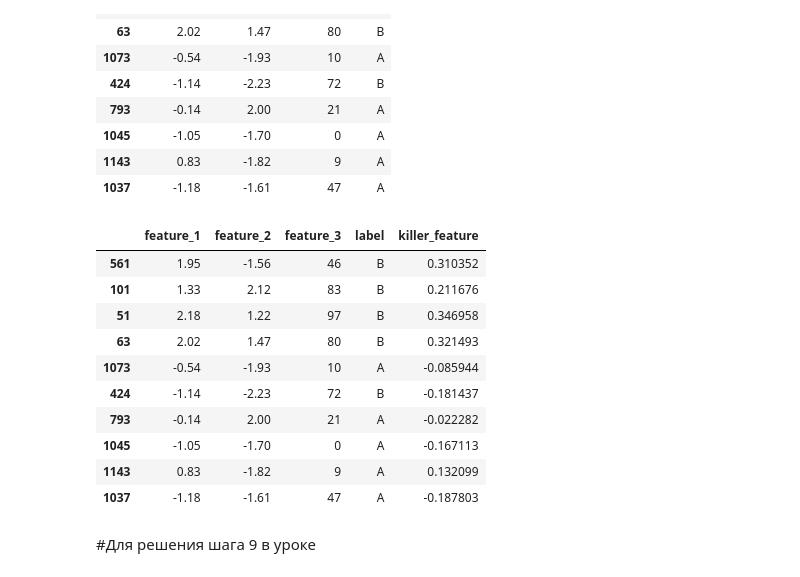
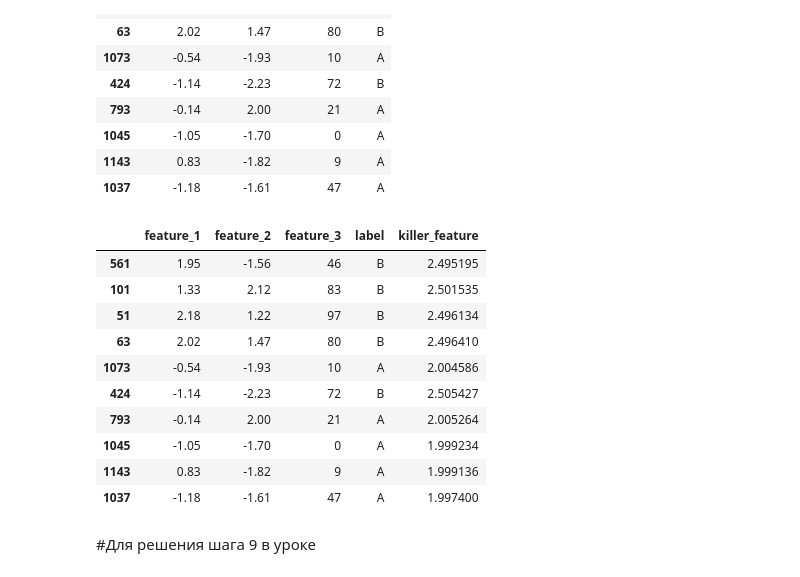
Before and after one commit to Pong2605/ml-competitions-course, a Jupyter notebook: notebooks/3_2_Tasks.ipynb, the cells around one changed output. Saved outputs shown, nothing was run; the diff lists cells and outputs as text; code cells hidden in the pictures.

```diff
--- a/notebooks/3_2_Tasks.ipynb
+++ b/notebooks/3_2_Tasks.ipynb
@@ -24,18 +24,24 @@ df.sample(10, random_state=42)
 # %%
 # Сгенерируй на основе имеющихся фичей новую killer_feature,
 # по которой можно разделить классы однозначно.
+def get_radius(row):
+    x_0, y_0 = df['feature_1'].mean(), df['feature_2'].mean()
+    x, y = row['feature_1'], row['feature_2']
+    R = np.sqrt((x - x_0)**2 + (y - y_0)**2)
+    return R
 
-df['killer_feature'] = (df['feature_1'] / (2 * np.pi)) #* (df['feature_2'] / (2 * np.pi))
-df.sample(10, random_state=42)
+df['killer_feature'] = df.apply(get_radius, axis=1)
+result = df
+result.sample(10, random_state=42)
 # %% [output]
 |  | feature_1 | feature_2 | feature_3 | label | killer_feature |
-| 561 | 1.95 | -1.56 | 46 | B | 0.310352 |
-| 101 | 1.33 | 2.12 | 83 | B | 0.211676 |
-| 51 | 2.18 | 1.22 | 97 | B | 0.346958 |
-| 63 | 2.02 | 1.47 | 80 | B | 0.321493 |
-| 1073 | -0.54 | -1.93 | 10 | A | -0.085944 |
-| 424 | -1.14 | -2.23 | 72 | B | -0.181437 |
-| 793 | -0.14 | 2.00 | 21 | A | -0.022282 |
-| 1045 | -1.05 | -1.70 | 0 | A | -0.167113 |
-| 1143 | 0.83 | -1.82 | 9 | A | 0.132099 |
-| 1037 | -1.18 | -1.61 | 47 | A | -0.187803 |
+| 561 | 1.95 | -1.56 | 46 | B | 2.495195 |
+| 101 | 1.33 | 2.12 | 83 | B | 2.501535 |
+| 51 | 2.18 | 1.22 | 97 | B | 2.496134 |
+| 63 | 2.02 | 1.47 | 80 | B | 2.496410 |
+| 1073 | -0.54 | -1.93 | 10 | A | 2.004586 |
+| 424 | -1.14 | -2.23 | 72 | B | 2.505427 |
+| 793 | -0.14 | 2.00 | 21 | A | 2.005264 |
+| 1045 | -1.05 | -1.70 | 0 | A | 1.999234 |
+| 1143 | 0.83 | -1.82 | 9 | A | 1.999136 |
+| 1037 | -1.18 | -1.61 | 47 | A | 1.997400 |
```
Also changed, not shown: parts of 4 cells of this notebook, 9 other files.
